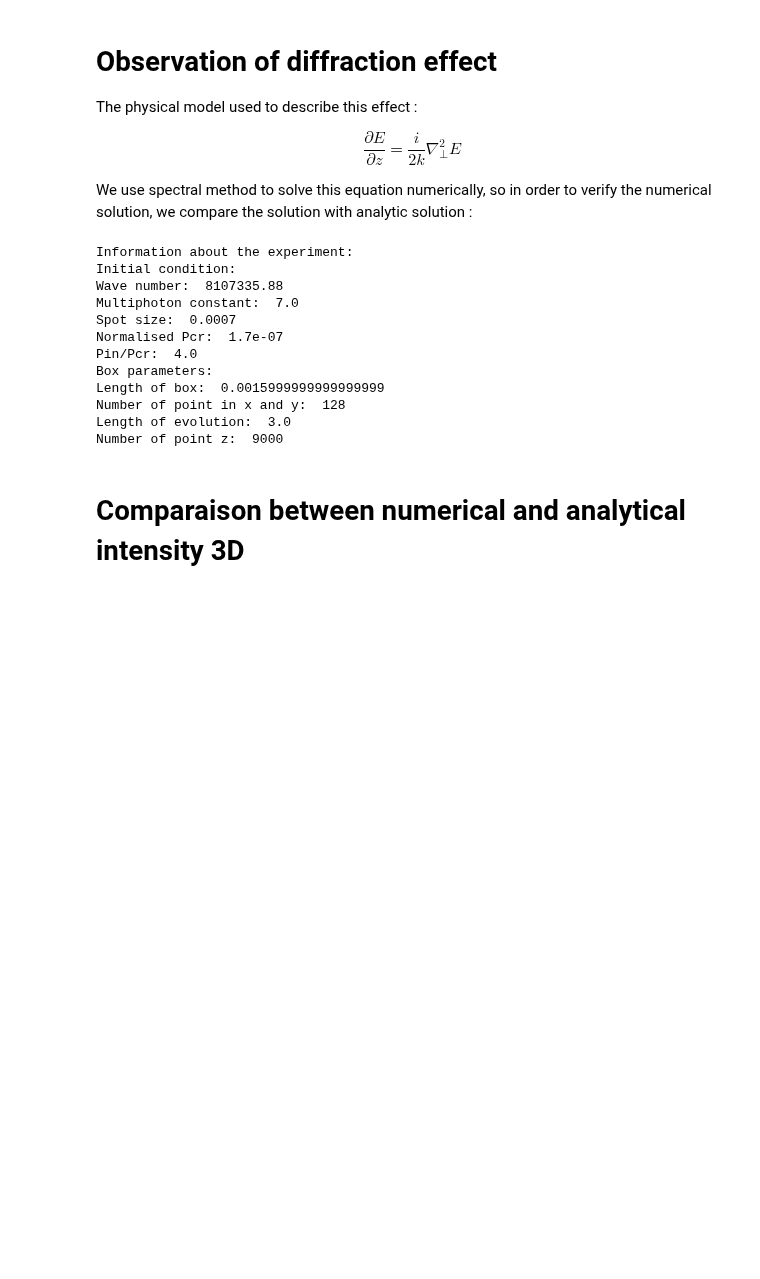
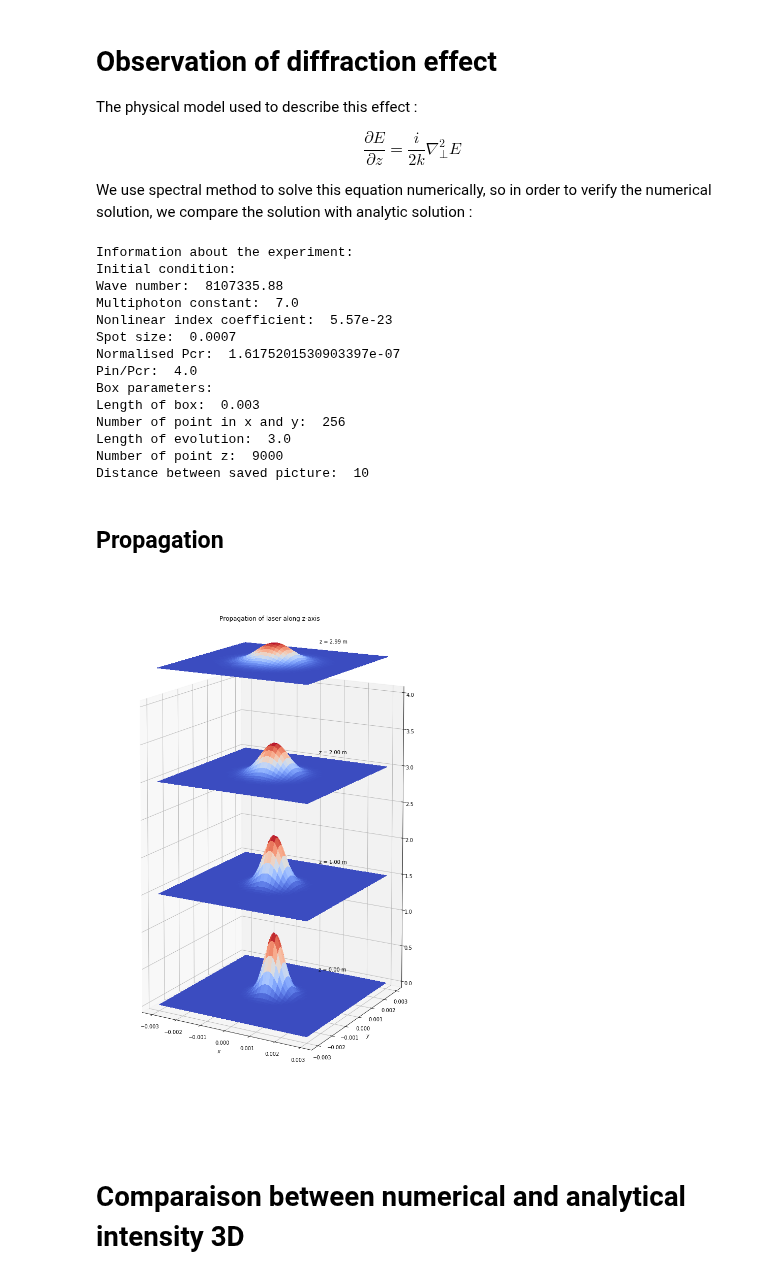
Before and after one commit to kimhong-chao/Project-PHY571, a Jupyter notebook: analysis/analyze_diffraction.ipynb, the cells around one changed output. Drawn from its saved outputs; the diff is of its cells as text; code cells hidden in the pictures; blank space fills up the shorter version.

```diff
--- a/analysis/analyze_diffraction.ipynb
+++ b/analysis/analyze_diffraction.ipynb
@@ -40,6 +41,7 @@ print('Information about the experiment:')
 print('Initial condition: ')
 print('Wave number: ',np.round(k,2))
 print('Multiphoton constant: ',K)
+print('Nonlinear index coefficient: ',n2)
 print('Spot size: ',w0)
 print('Normalised Pcr: ',Pcr)
 print('Pin/Pcr: ',p)
@@ -48,19 +50,52 @@ print('Length of box: ',L)
 print('Number of point in x and y: ',2*N)
 print('Length of evolution: ',Lz)
 print('Number of point z: ',Nz)
+print('Distance between saved picture: ',nb_save)
 # %% [output]
 Information about the experiment:
 Initial condition:
 Wave number:  8107335.88
 Multiphoton constant:  7.0
+Nonlinear index coefficient:  5.57e-23
 Spot size:  0.0007
-Normalised Pcr:  1.7e-07
+Normalised Pcr:  1.6175201530903397e-07
 Pin/Pcr:  4.0
 Box parameters:
-Length of box:  0.0015999999999999999
-Number of point in x and y:  128
+Length of box:  0.003
+Number of point in x and y:  256
 Length of evolution:  3.0
 Number of point z:  9000
+Distance between saved picture:  10
+# %% [markdown]
+## Propagation
+# %%
+r, d = np.linspace(-L, L, 2*N, retstep=True)
+x, y = np.meshgrid(r,r)
+
+z_interested = np.array([0, 1, 2, 2.99])        #Set the position in z-axis we want to see
+pos_interested = z_interested*Nz/(nb_save*Lz)   #Change the position into the position in list
+pos_interested = pos_interested.astype(int)
+
+fig = plt.figure(figsize=(12, 20))
+axes = []
+ax = fig.add_subplot(111,projection='3d')
+ax.set_title('Propagation of laser along z-axis')
+
+for i in range(len(z_interested)):
+    surf = ax.plot_surface(x,y,inten_num[pos_interested[i]]+1.5*i,cmap=cm.coolwarm, linewidth=0, antialiased=False)
+    ax.text(0.001, 0.0015,1.5*i+0.2 ,"z = %.2f m "%z_interested[i], None)
+    axes.append(ax)
+ax.set_xlabel('$x$')
+ax.set_ylabel('$y$')
+ax.set_zlim(0, 4 )
+ax.view_init(10, -60)
+
+# save figure as pdf
+dir = "../figures/propagation_linear.jpg"
+plt.savefig(dir)
+plt.show()
+# %% [output]
+[figure, added]
 # %% [markdown]
 # Comparaison between numerical and analytical intensity 3D
 # %%
```
Also changed, not shown: parts of 9 cells of this notebook, 13 other files.
